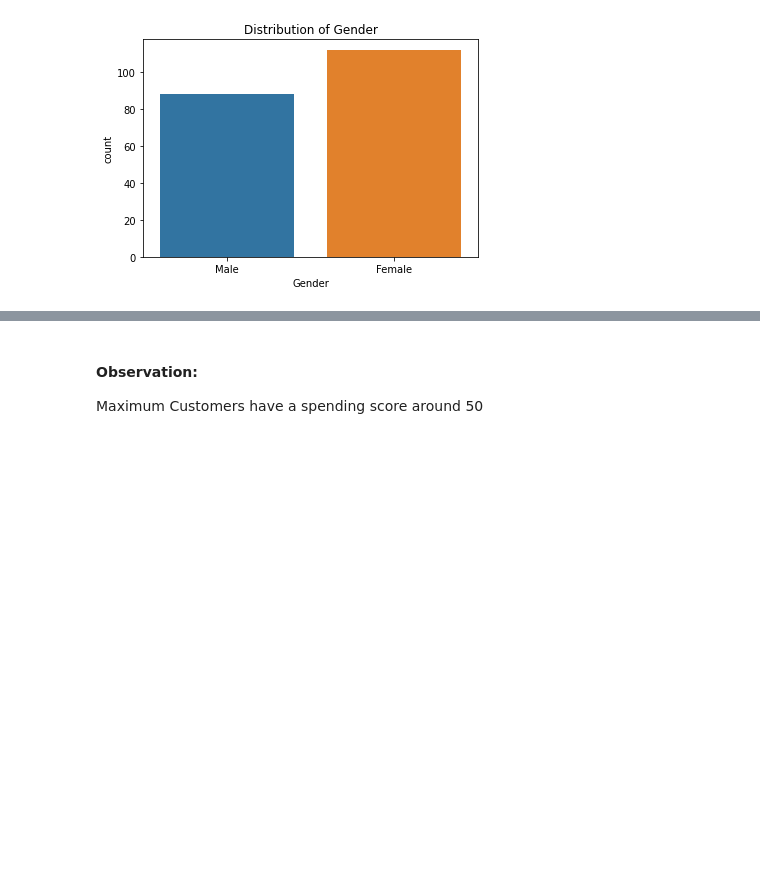
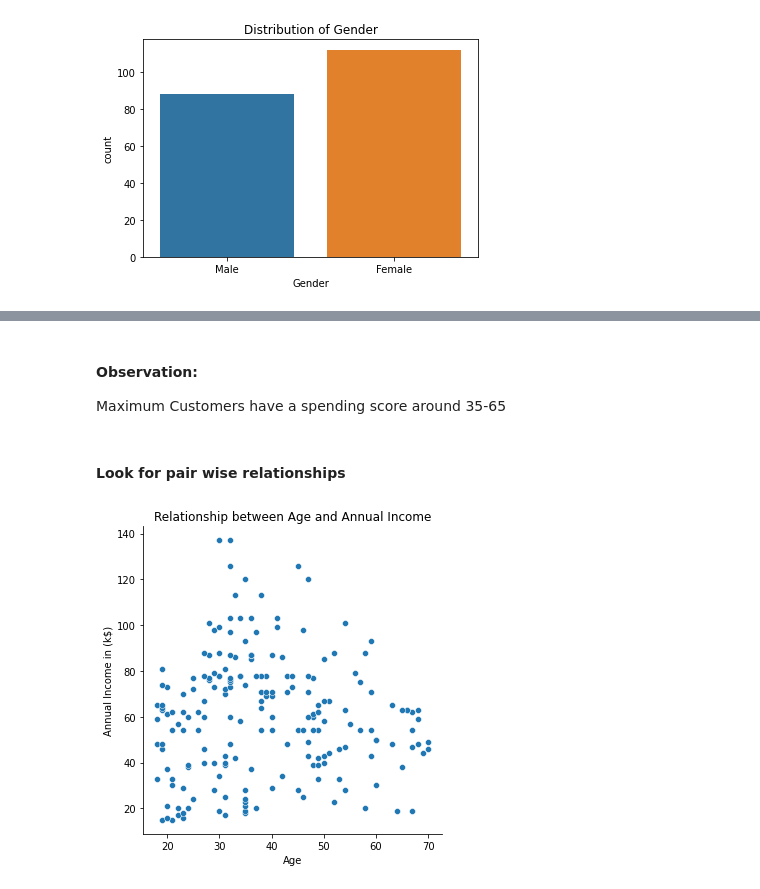
Before and after one commit to PadmakarDeshpande/ML_projects, a Jupyter notebook: CustomerSegmentation/CustomerSegmentation.ipynb, the cells around one changed output, grey strips where cells are left out. Drawn from its saved outputs; the diff is of its cells as text; code cells hidden in the pictures; blank space fills up the shorter version.

```diff
--- a/CustomerSegmentation/CustomerSegmentation.ipynb
+++ b/CustomerSegmentation/CustomerSegmentation.ipynb
@@ -135,3 +141,13 @@ plt.show()
 # %% [markdown]
 #### Observation:
-Maximum Customers have a spending score around 50
+Maximum Customers have a spending score around 35-65
+# %% [markdown]
+#### Look for pair wise relationships
+# %%
+sns.relplot(x='Age', y='AnnualIncome', data=df_data)
+plt.title('Relationship between Age and Annual Income')
+plt.xlabel('Age')
+plt.ylabel('Annual Income in (k$)')
+plt.show()
+# %% [output]
+[figure, added]
```
Also changed, not shown: parts of 29 cells of this notebook.
